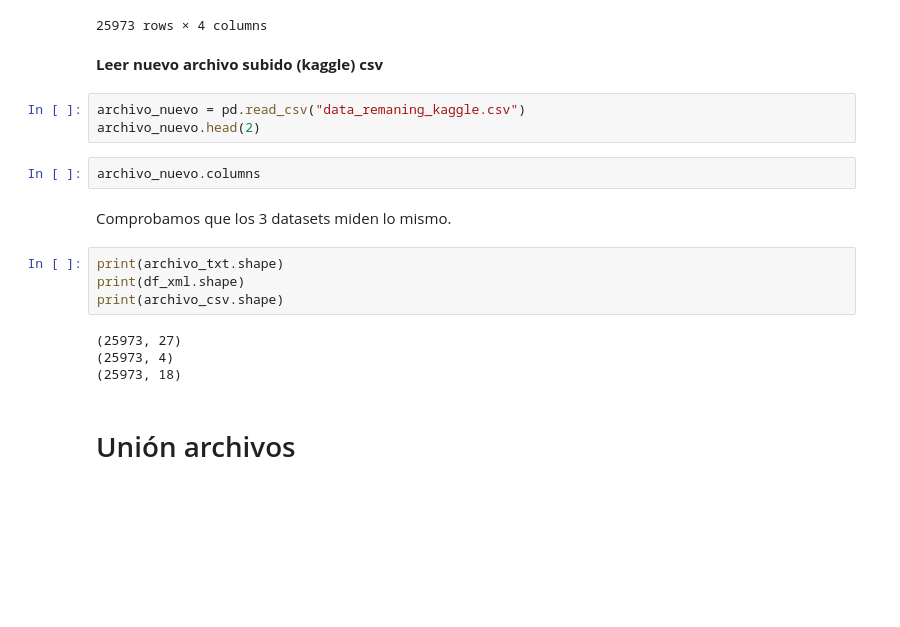
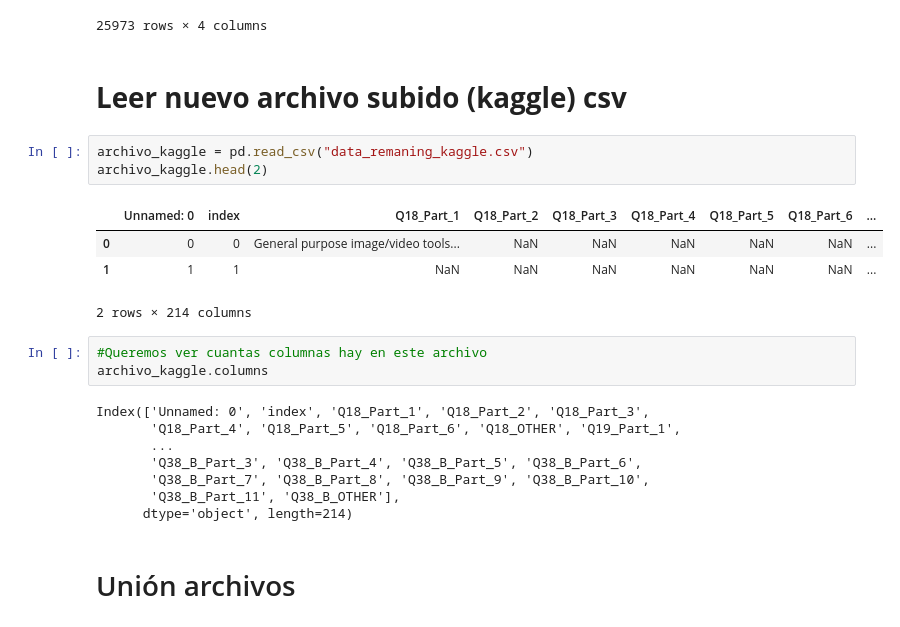
Before and after one commit to Adalab/project-da-promo-A-module-2-team-2, a Jupyter notebook: Proyecto 2.ipynb, the cells around one changed output. Cells and saved outputs as stored; diff of their text form; blank space fills up the shorter version.

```diff
--- a/Proyecto 2.ipynb
+++ b/Proyecto 2.ipynb
@@ -74,22 +75,26 @@ df_xml
 | 25972 | 25972 | 18-21 | 255 | Man |
 25973 rows × 4 columns
 # %% [markdown]
-**Leer nuevo archivo subido (kaggle) csv**
+# **Leer nuevo archivo subido (kaggle) csv**
 # %%
-archivo_nuevo = pd.read_csv("data_remaning_kaggle.csv")
-archivo_nuevo.head(2)
+archivo_kaggle = pd.read_csv("data_remaning_kaggle.csv")
+archivo_kaggle.head(2)
+# %% [output]
+|  | Unnamed: 0 | index | Q18_Part_1 | Q18_Part_2 | Q18_Part_3 | Q18_Part_4 | Q18_Part_5 | Q18_Part_6 | ... |
+| 0 | 0 | 0 | General purpose image/video tools... | NaN | NaN | NaN | NaN | NaN | ... |
+| 1 | 1 | 1 | NaN | NaN | NaN | NaN | NaN | NaN | ... |
+2 rows × 214 columns
-# %%
-archivo_nuevo.columns
-# %% [markdown]
-Comprobamos que los 3 datasets miden lo mismo.
-# %%
-print(archivo_txt.shape)
-print(df_xml.shape)
-print(archivo_csv.shape)
-# %% [output]
-(25973, 27)
-(25973, 4)
-(25973, 18)
+# %%
+#Queremos ver cuantas columnas hay en este archivo
+archivo_kaggle.columns
+# %% [output]
+Index(['Unnamed: 0', 'index', 'Q18_Part_1', 'Q18_Part_2', 'Q18_Part_3',
+       'Q18_Part_4', 'Q18_Part_5', 'Q18_Part_6', 'Q18_OTHER', 'Q19_Part_1',
+       ...
+       'Q38_B_Part_3', 'Q38_B_Part_4', 'Q38_B_Part_5', 'Q38_B_Part_6',
+       'Q38_B_Part_7', 'Q38_B_Part_8', 'Q38_B_Part_9', 'Q38_B_Part_10',
+       'Q38_B_Part_11', 'Q38_B_OTHER'],
+      dtype='object', length=214)
 # %% [markdown]
 # Unión archivos
 # %% [markdown]
```
Also changed, not shown: parts of 63 cells of this notebook.
